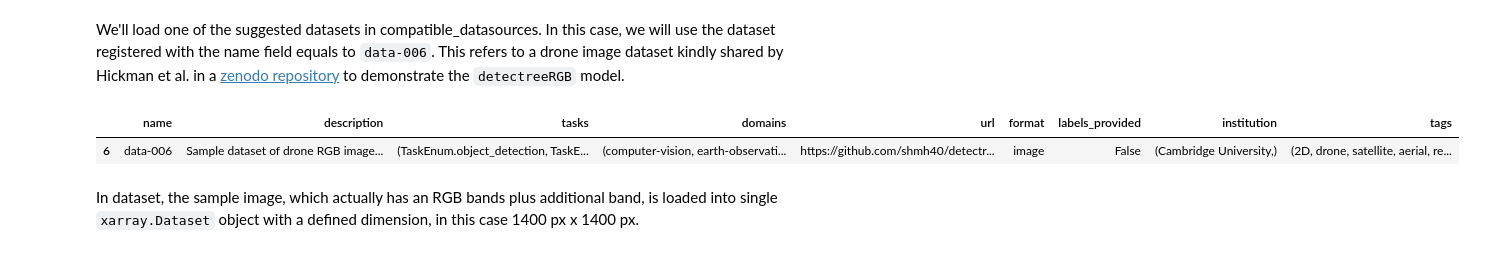
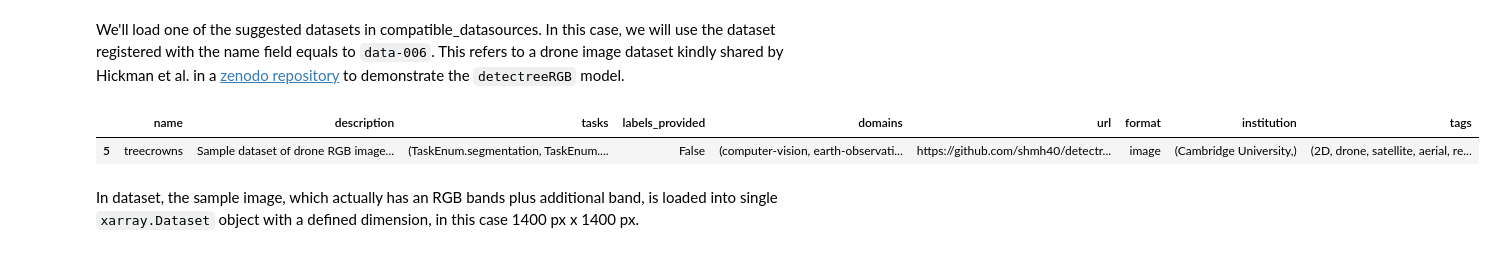
Before and after one commit to scivision-gallery/tree-crown-detection, a Jupyter notebook: tree-crown-detection.ipynb, the cells around one changed output. Cells and saved outputs as stored; diff of their text form; code cells hidden in the pictures.

```diff
--- a/tree-crown-detection.ipynb
+++ b/tree-crown-detection.ipynb
@@ -66,11 +102,11 @@ scivision.PretrainedModel(
 # %% [markdown]
 We'll load one of the suggested datasets in compatible_datasources. In this case, we will use the dataset registered with the name field equals to `data-006`. This refers to a drone image dataset kindly shared by Hickman et al. in a [zenodo repository](https://zenodo.org/record/5090039#.Ys_rxC8w1pQ) to demonstrate the `detectreeRGB` model.
 # %%
-target_datasource = compatible_datasources.loc[compatible_datasources['name'] == 'data-006']
+target_datasource = compatible_datasources.loc[compatible_datasources['name'] == 'treecrowns']
 target_datasource
 # %% [output]
-|  | name | description | tasks | domains | url | format | labels_provided | institution | tags |
-| 6 | data-006 | Sample dataset of drone RGB image... | (TaskEnum.object_detection, TaskE... | (computer-vision, earth-observati... | https://github.com/shmh40/detectr... | image | False | (Cambridge University,) | (2D, drone, satellite, aerial, re... |
+|  | name | description | tasks | labels_provided | domains | url | format | institution | tags |
+| 5 | treecrowns | Sample dataset of drone RGB image... | (TaskEnum.segmentation, TaskEnum.... | False | (computer-vision, earth-observati... | https://github.com/shmh40/detectr... | image | (Cambridge University,) | (2D, drone, satellite, aerial, re... |
 # %%
 cat = load_dataset(target_datasource.url.item())
 download_zenodo_files_for_entry(cat.sepilok_rgb, force_download=False)
```
Also changed, not shown: parts of 4 cells of this notebook.
